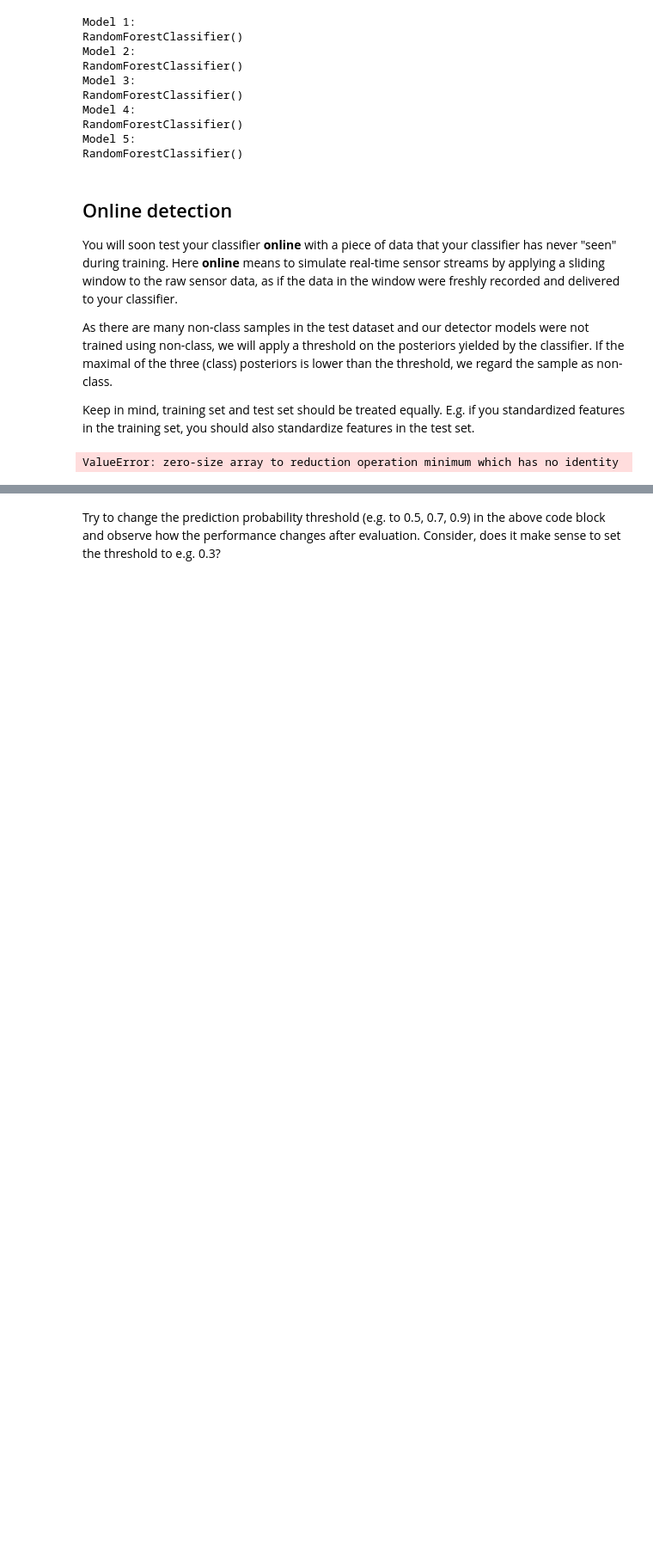
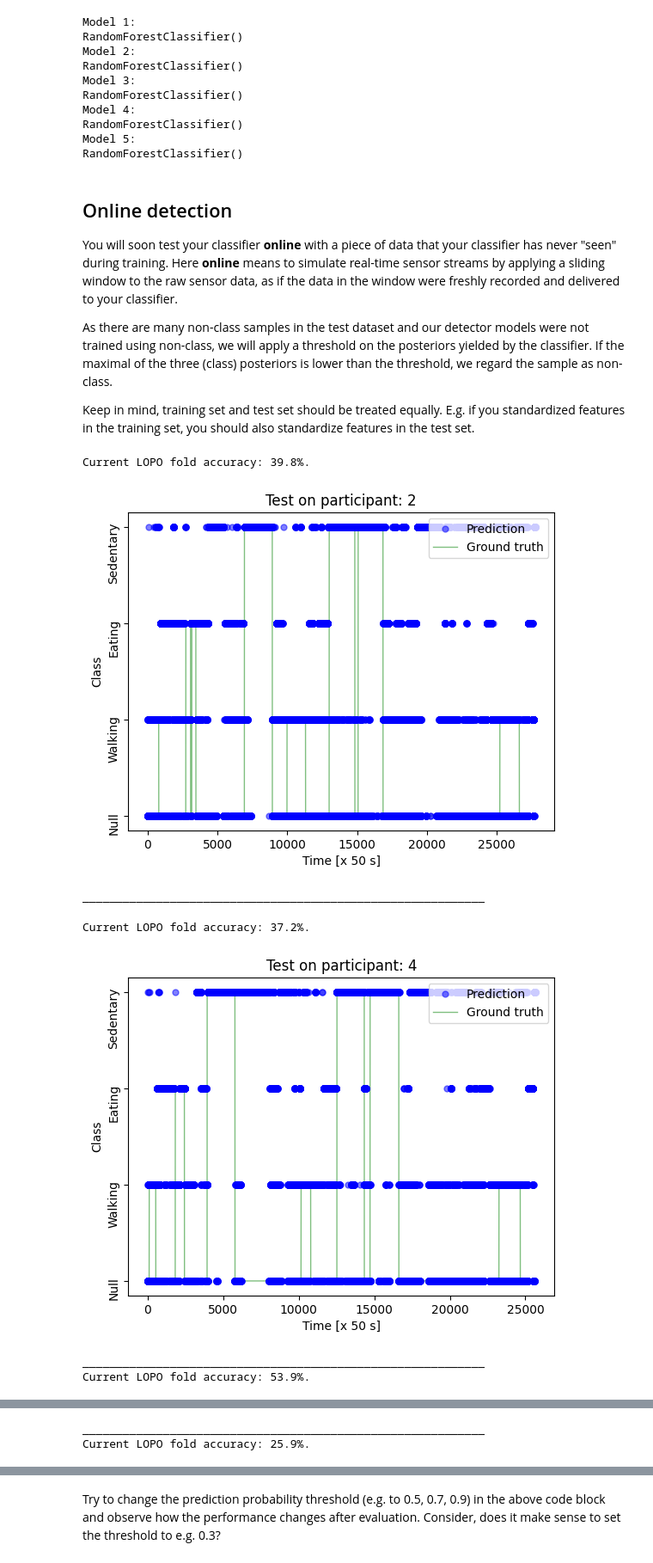
Before and after one commit to sanskarbiswal/wic-ex01, a Jupyter notebook: E1_3_detection.ipynb, the cells around one changed output, grey strips where cells are left out. Shown at 86% size. Saved outputs shown, nothing was run; the diff lists cells and outputs as text; code cells hidden in the pictures; blank space fills up the shorter version.

```diff
--- a/E1_3_detection.ipynb
+++ b/E1_3_detection.ipynb
@@ -251,6 +248,7 @@ Keep in mind, training set and test set should be treated equally. E.g. if you s
 # %%
 # Online detection implementation, i.e. test.
 clf_index, accuracy, win_len, win_step = 0, [], 1500, 50 # e.g. len = 30 seconds, step = 1s.
+import pickle
 
 # Creating lists of ground truth and detection
 ground_truth_list, result_list = [], []
@@ -270,13 +268,23 @@ for test_pid in [2, 4, 5, 8, 9]:
         # majority vote of the ground truth label in the window
         ground_truth.append(Counter(test_data_slice[:, 6]).most_common(1)[0][0])
         # TODO  : USE FUNCTION feature_cal
-        test_data_slice = test_data_slice[i: , :6]
+        test_data_slice = test_data_slice[:, :6]
         feature_vec = feature_cal(test_data_slice) #"USE FUNCTION feature_cal"
         # print(feature_vec.shape, min_norm.shape, max_norm.shape)
-        test_norm = np.asarray([(feature_vec - min_norm) / (max_norm - min_norm)])
-        # test_norm = (feature_vec - min_norm) / (max_norm - min_norm)
-        if np.any(np.isnan(test_norm)) or np.any(np.isinf(test_norm)) or np.any(test_norm == 0):
-            continue
+        # with open(r'data/feature_norm_para_pid_' + str(test_pid) + '.pkl', 'rb') as f:
+        #     scaler = pickle.load(f)
+        # # test_norm = np.asarray([(feature_vec - min_norm) / (max_norm - min_norm)])
+        # test_norm = scaler.transform([feature_vec])
+        test_norm = (feature_vec - min_norm) / (max_norm - min_norm)
+        # if np.any(np.isnan(test_norm)) or np.any(np.isinf(test_norm)) or np.any(test_norm == 0):
+        #     continue
+        test_norm = test_norm[~np.isnan(test_norm)].reshape(1, -1)
+
+        # Handle cases where the data is nan or inf
+        if test_pid==4:
+            a=np.isnan(test_norm)
+        test_norm = np.clip(test_norm, np.finfo(np.float64).min, np.finfo(np.float64).max)
+
         test = select_model.transform(test_norm)
         clf = clf_list[clf_index]
         prediction = clf.predict(test)
@@ -287,31 +295,37 @@ for test_pid in [2, 4, 5, 8, 9]:
         else:
             result.append(0)
         j += win_step
         if j > len(test_data - win_len - 1):
             break
         else:
             continue
     clf_index += 1
     accuracy.append(accuracy_score(result[0:1500], ground_truth[0:1500])) # one-fold
     print('Current LOPO fold accuracy: ' + str("%.1f" % (accuracy[-1] * 100)) + '%.')
 
     # Plots
     fig = plt.figure()
     plt.plot(result, 'bo', markersize=5, linewidth=1, label='Prediction', alpha=0.5, zorder=1)
     plt.plot(ground_truth, 'g', linewidth=1, label='Ground truth', zorder=0, alpha=0.5)
     plt.xlabel('Time [x ' + str(win_step) + ' s]')
     plt.ylabel('Class')
     plt.yticks([0, 1, 2, 3], ['Null', 'Walking', 'Eating', 'Sedentary'], rotation='vertical')
     plt.title('Test on participant: ' + str(test_pid))
     plt.legend(loc='upper right')
     plt.show()
     print('_' * 60)
     ground_truth_list.append(ground_truth)
     result_list.append(result)
     del test_data
 
 # Flatten lists
 result_list = [item for sublist in result_list for item in sublist]
 ground_truth_list = [item for sublist in ground_truth_list for item in sublist]
 # %% [output]
-ValueError: zero-size array to reduction operation minimum which has no identity
+Current LOPO fold accuracy: 39.8%.
+[figure, added]
+____________________________________________________________
+Current LOPO fold accuracy: 37.2%.
+[figure, added]
+____________________________________________________________
+Current LOPO fold accuracy: 53.9%.
@@ -317,0 +333,2 @@ ValueError: zero-size array to reduction operation minimum which has no identity
+____________________________________________________________
+Current LOPO fold accuracy: 25.9%.
```
Also changed, not shown: parts of 5 cells of this notebook.
